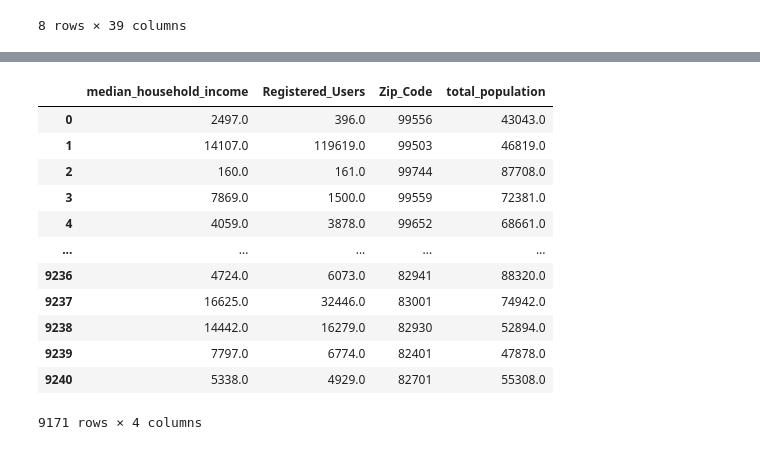
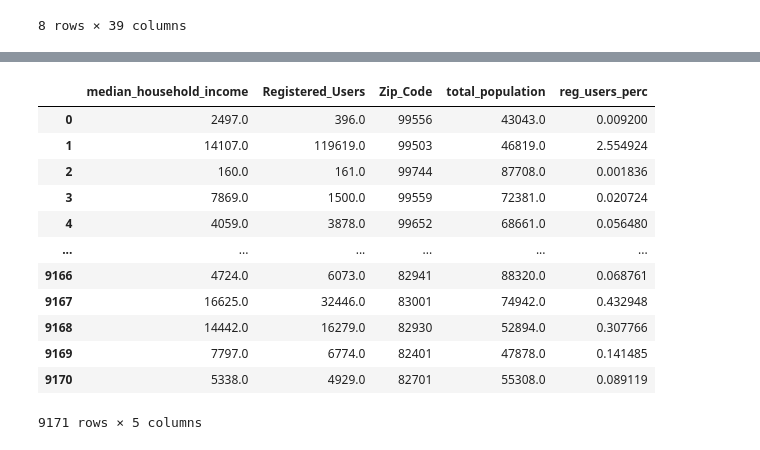
Before and after one commit to alvessab/smu_project1_libraries, a Jupyter notebook: Registered Users to Income Boxplot Violin plot.ipynb, the cells around one changed output, grey strips where cells are left out. Cells and saved outputs as stored; diff of their text form; code cells hidden in the pictures.

```diff
--- a/Registered Users to Income Boxplot Violin plot.ipynb
+++ b/Registered Users to Income Boxplot Violin plot.ipynb
@@ -10,9 +34,10 @@ from sklearn.model_selection import train_test_split
 # %%
-file_path_lib = "../Data Source/library_df.csv"
+#read in files
+file_path = "Merge Data Folders/official.csv"
 
-# Read the mouse data and the study results
-library_data = pd.read_csv(file_path_lib)
-library_data.head()
+# Read the census data
+df = pd.read_csv(file_path)
+df.head()
 # %% [output]
 |  | State | Library ID | Submission Year | Library Name | Street Address | City | Zip Code | Longitude | ... |
 | 0 | AK | AK0001 | 2015 | ANCHOR POINT PUBLIC LIBRARY | 72551 MILO FRITZ AVENUE | ANCHOR POINT | 99556 | -151.840007 | ... |
@@ -38,4 +48,0 @@ census_data.head()
-# %%
-#merge data
-df=pd.merge(library_data, census_data, left_on="Zip Code", right_on="zipcode",how= "left")
-df
@@ -157,0 +84,4 @@ df2.describe()
+# %%
+#Calculate our Registered User to Total Population Percentage for each row
+df["reg_users_perc"] = (df["Registered Users"] / df["total_population"])
+df.head()
@@ -158,5 +96,5 @@ df2.describe()
 # %%
-# Pull the median income, registered users, zip code, population
-df3 = df2[["median_household_income","Registered Users", "Zip Code", "total_population"]]
-df3
+# Pull the median_household_income, Registered Users, Zip Code, total_population, and the reg_users_perc
+df1 = df[["median_household_income","Registered Users", "Zip Code", "total_population", "reg_users_perc"]]
+df1
 # %% [output]
@@ -176,18 +114,19 @@ df3
 # %%
-df3 = df3.rename(columns={"Zip Code":"Zip_Code"})
-df3 = df3.rename(columns={"Registered Users":"Registered_Users"})
-df3
+# Rename the Registered Users, and the Zip Code columns
+df1 = df1.rename(columns={"Zip Code":"Zip_Code"})
+df1 = df1.rename(columns={"Registered Users":"Registered_Users"})
+df1
 # %% [output]
-|  | median_household_income | Registered_Users | Zip_Code | total_population |
-| 0 | 2497.0 | 396.0 | 99556 | 43043.0 |
-| 1 | 14107.0 | 119619.0 | 99503 | 46819.0 |
-| 2 | 160.0 | 161.0 | 99744 | 87708.0 |
-| 3 | 7869.0 | 1500.0 | 99559 | 72381.0 |
-| 4 | 4059.0 | 3878.0 | 99652 | 68661.0 |
-| ... | ... | ... | ... | ... |
-| 9236 | 4724.0 | 6073.0 | 82941 | 88320.0 |
-| 9237 | 16625.0 | 32446.0 | 83001 | 74942.0 |
-| 9238 | 14442.0 | 16279.0 | 82930 | 52894.0 |
-| 9239 | 7797.0 | 6774.0 | 82401 | 47878.0 |
-| 9240 | 5338.0 | 4929.0 | 82701 | 55308.0 |
+|  | median_household_income | Registered_Users | Zip_Code | total_population | reg_users_perc |
+| 0 | 2497.0 | 396.0 | 99556 | 43043.0 | 0.009200 |
+| 1 | 14107.0 | 119619.0 | 99503 | 46819.0 | 2.554924 |
+| 2 | 160.0 | 161.0 | 99744 | 87708.0 | 0.001836 |
+| 3 | 7869.0 | 1500.0 | 99559 | 72381.0 | 0.020724 |
+| 4 | 4059.0 | 3878.0 | 99652 | 68661.0 | 0.056480 |
+| ... | ... | ... | ... | ... | ... |
+| 9166 | 4724.0 | 6073.0 | 82941 | 88320.0 | 0.068761 |
+| 9167 | 16625.0 | 32446.0 | 83001 | 74942.0 | 0.432948 |
+| 9168 | 14442.0 | 16279.0 | 82930 | 52894.0 | 0.307766 |
+| 9169 | 7797.0 | 6774.0 | 82401 | 47878.0 | 0.141485 |
+| 9170 | 5338.0 | 4929.0 | 82701 | 55308.0 | 0.089119 |
-9171 rows × 4 columns
+9171 rows × 5 columns
```
Also changed, not shown: parts of 87 cells of this notebook, 11 other files.
